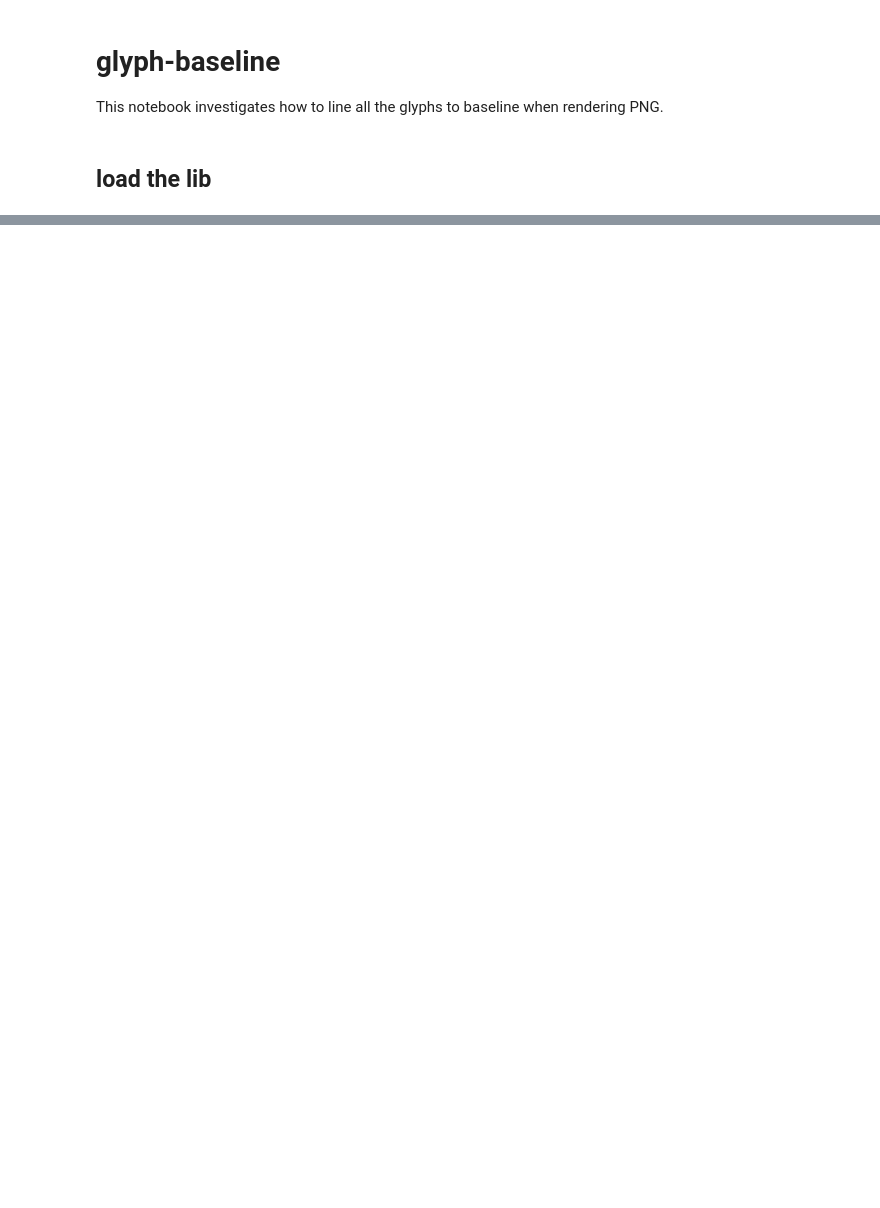
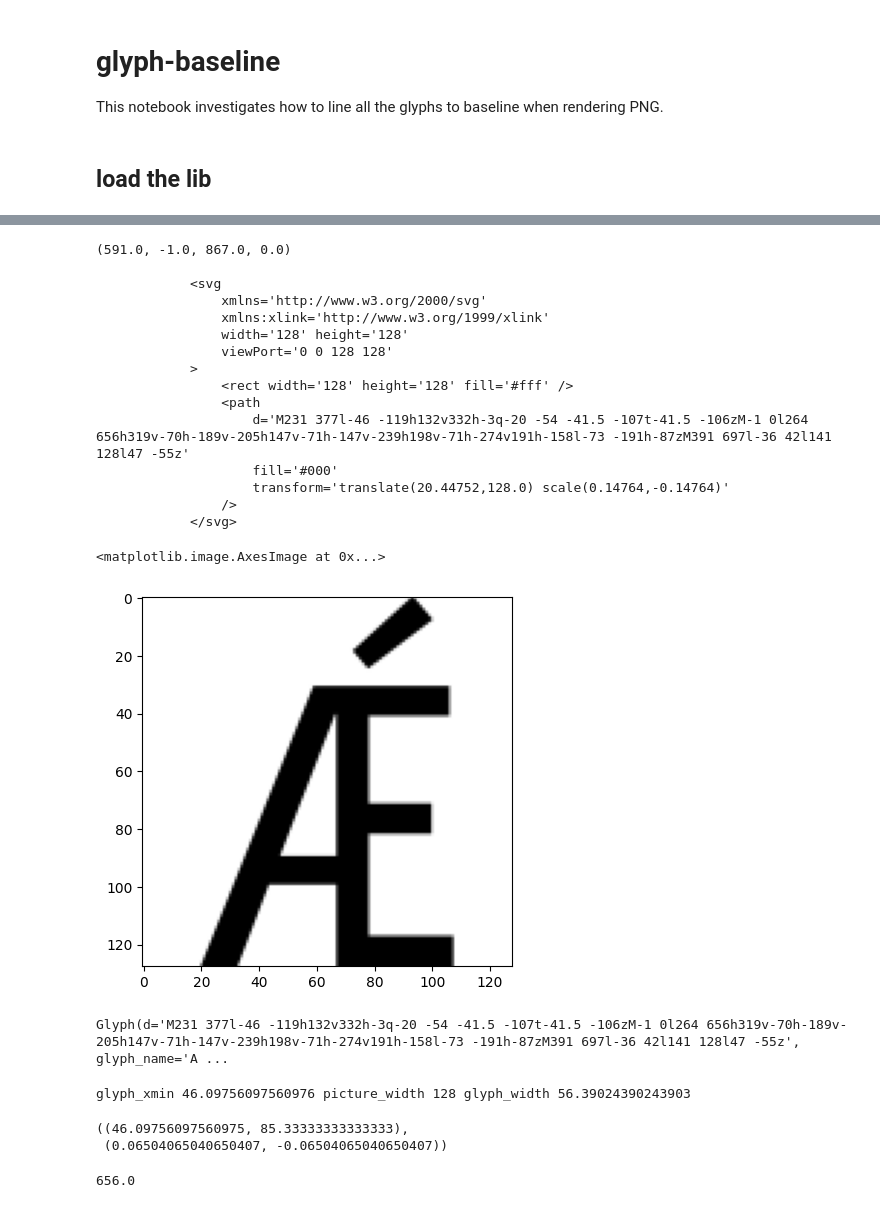
Before and after one commit to mitlyn/Fonty, a Jupyter notebook: notebooks/glyph-baseline.ipynb, the cells around one changed output, grey strips where cells are left out. Saved outputs shown, nothing was run; the diff lists cells and outputs as text; code cells hidden in the pictures; blank space fills up the shorter version.

```diff
--- a/notebooks/glyph-baseline.ipynb
+++ b/notebooks/glyph-baseline.ipynb
@@ -45,0 +82,37 @@ plt.imshow(
+# %%
+plt.imshow(
+    font_processor.glyph2array(font_processor.glyphs[78])
+)
+# %% [output]
+(591.0, -1.0, 867.0, 0.0)
+
+            <svg
+                xmlns='http://www.w3.org/2000/svg'
+                xmlns:xlink='http://www.w3.org/1999/xlink'
+                width='128' height='128'
+                viewPort='0 0 128 128'
+            >
+                <rect width='128' height='128' fill='#fff' />
+                <path
+                    d='M231 377l-46 -119h132v332h-3q-20 -54 -41.5 -107t-41.5 -106zM-1 0l264 656h319v-70h-189v-205h147v-71h-147v-239h198v-71h-274v191h-158l-73 -191h-87zM391 697l-36 42l141 128l47 -55z'
+                    fill='#000'
+                    transform='translate(20.44752,128.0) scale(0.14764,-0.14764)'
+                />
+            </svg>
+<matplotlib.image.AxesImage at 0x...>
+[figure, added]
+# %%
+font_processor.glyphs[78]
+# %% [output]
+Glyph(d='M231 377l-46 -119h132v332h-3q-20 -54 -41.5 -107t-41.5 -106zM-1 0l264 656h319v-70h-189v-205h147v-71h-147v-239h198v-71h-274v191h-158l-73 -191h-87zM391 697l-36 42l141 128l47 -55z', glyph_name='A ...
+# %%
+calculate_transform(
+    picture_height=128, picture_width=128,
+    cap_height=font_processor._font.capHeight, vector_width=867,
+    baseline_y=0, glyph_proportion=1,
+    flip_v=True
+)
+# %% [output]
+glyph_xmin 46.09756097560976 picture_width 128 glyph_width 56.39024390243903
+((46.09756097560975, 85.33333333333333),
+ (0.06504065040650407, -0.06504065040650407))
@@ -45,0 +121,4 @@ plt.imshow(
+# %%
+font_processor._font.capHeight
+# %% [output]
+656.0
```
Also changed, not shown: parts of 22 cells of this notebook.
